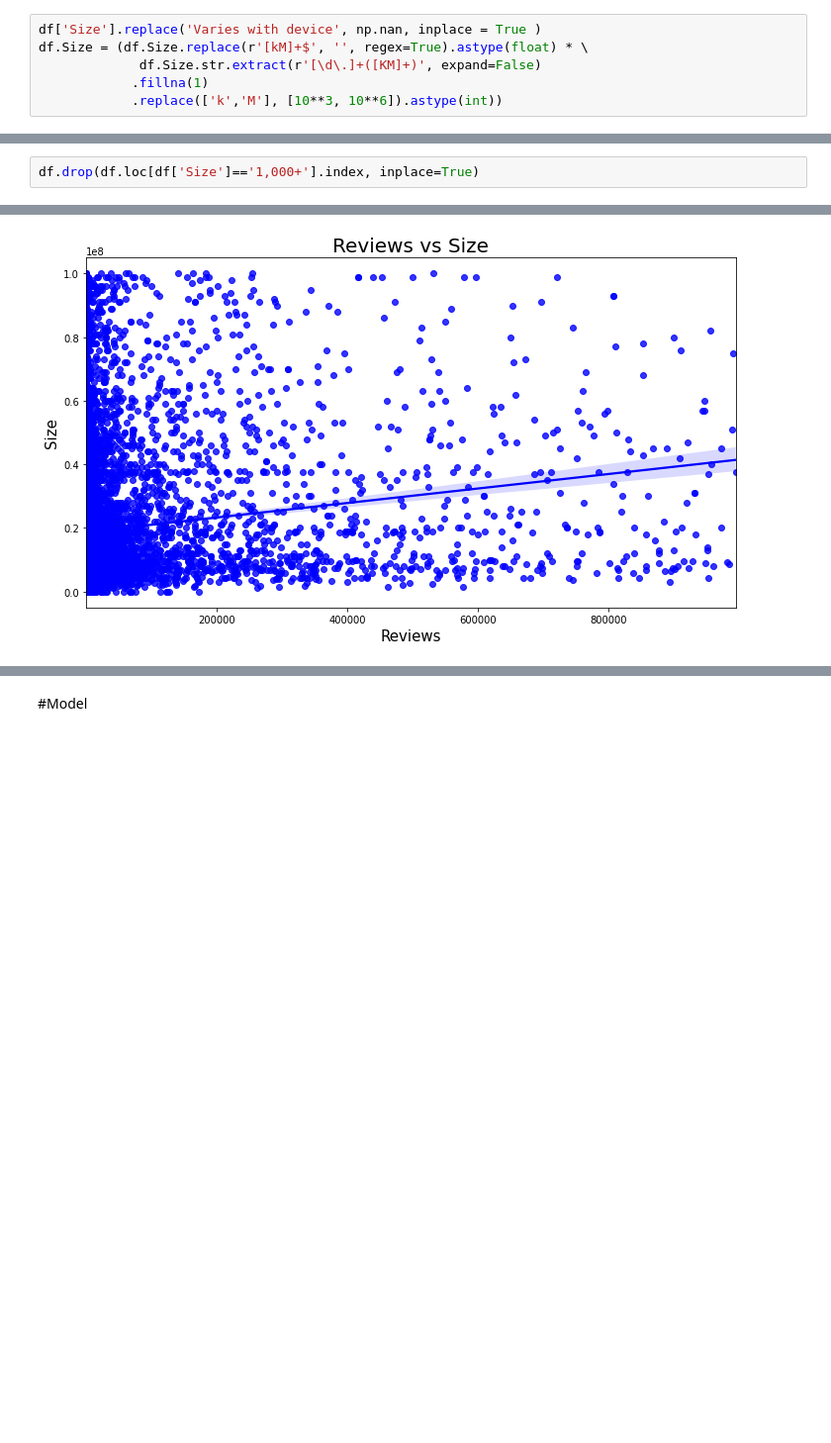
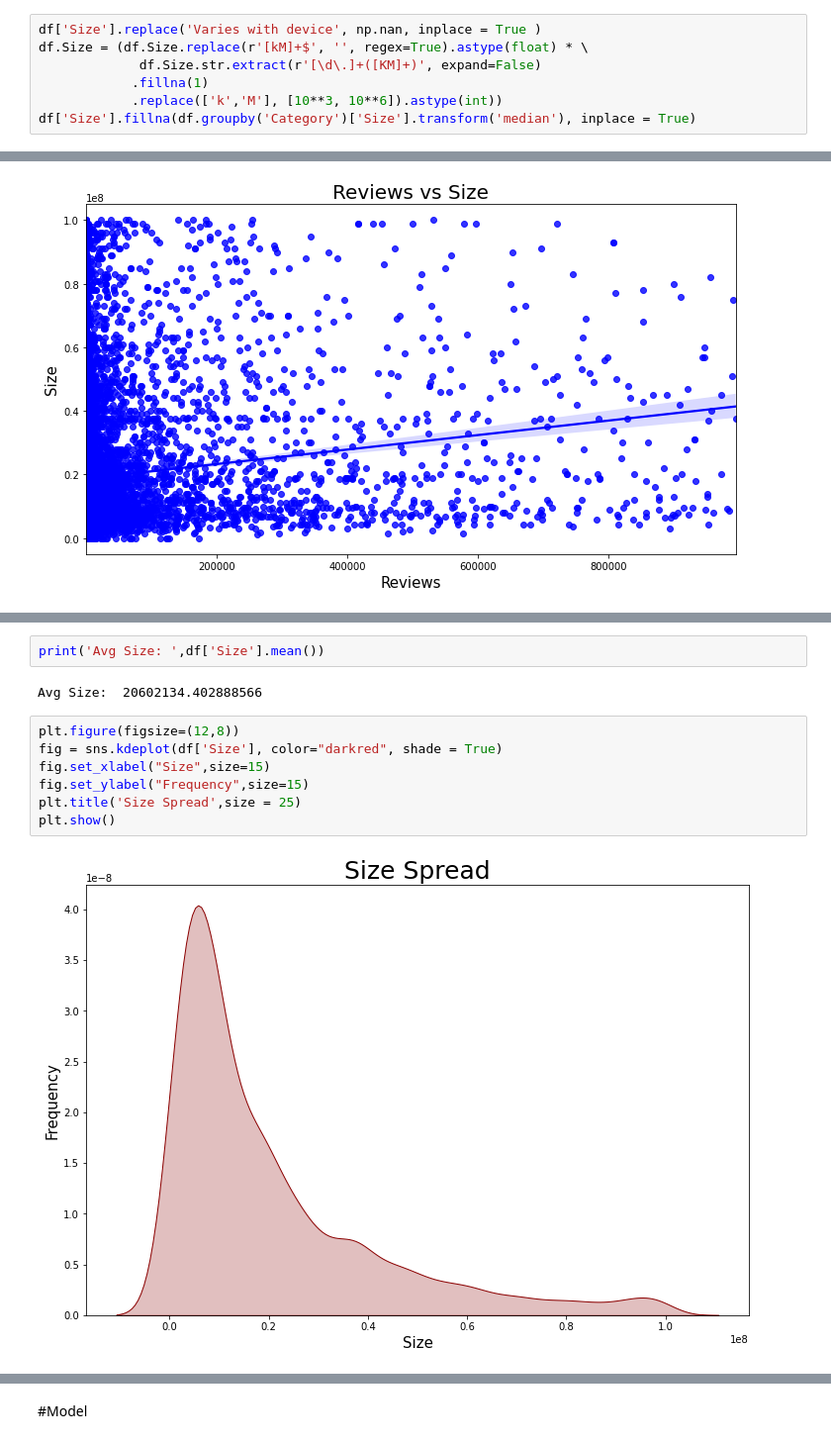
Before and after one commit to Rootbro92/AI_06_Section2_Project, a Jupyter notebook: AI_06_박근형_Section2.ipynb, the cells around one changed output, grey strips where cells are left out. Shown at 99% size. Saved outputs shown, nothing was run; the diff lists cells and outputs as text; blank space fills up the shorter version.

```diff
--- a/AI_06_박근형_Section2.ipynb
+++ b/AI_06_박근형_Section2.ipynb
@@ -106,6 +92,7 @@ df.Size = (df.Size.replace(r'[kM]+$', '', regex=True).astype(float) * \
              df.Size.str.extract(r'[\d\.]+([KM]+)', expand=False)
             .fillna(1)
             .replace(['k','M'], [10**3, 10**6]).astype(int))
+df['Size'].fillna(df.groupby('Category')['Size'].transform('median'), inplace = True)
 # %% [output]
 A value is trying to be set on a copy of a slice from a DataFrame
 
@@ -119,5 +110,3 @@ See the caveats in the documentation: https://pandas.pydata.org/pandas-docs/stab
-# %%
-df.drop(df.loc[df['Size']=='1,000+'].index, inplace=True)
 # %%
 df
 # %% [output]
@@ -415,3 +404,16 @@ Requirement already satisfied: six in /usr/local/lib/python3.7/dist-packages (fr
 Requirement already satisfied: joblib>=0.11 in /usr/local/lib/python3.7/dist-packages (from scikit-learn>=0.20.0->category_encoders) (1.0.1)
 Installing collected packages: category-encoders
 Successfully installed category-encoders-2.2.2
+# %%
+print('Avg Size: ',df['Size'].mean())
+# %% [output]
+Avg Size:  20602134.402888566
+# %%
+plt.figure(figsize=(12,8))
+fig = sns.kdeplot(df['Size'], color="darkred", shade = True)
+fig.set_xlabel("Size",size=15)
+fig.set_ylabel("Frequency",size=15)
+plt.title('Size Spread',size = 25)
+plt.show()
+# %% [output]
+[figure, added]
```
Also changed, not shown: parts of 15 cells of this notebook.
